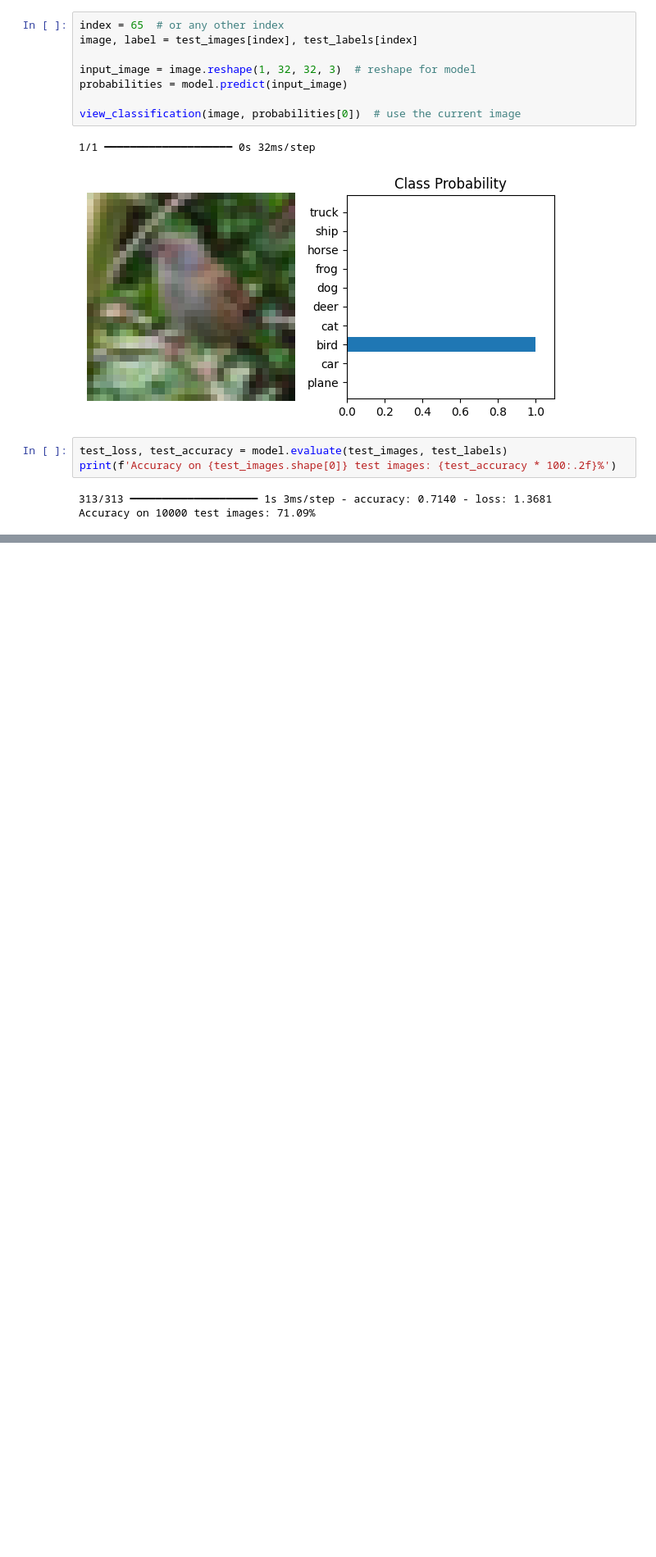
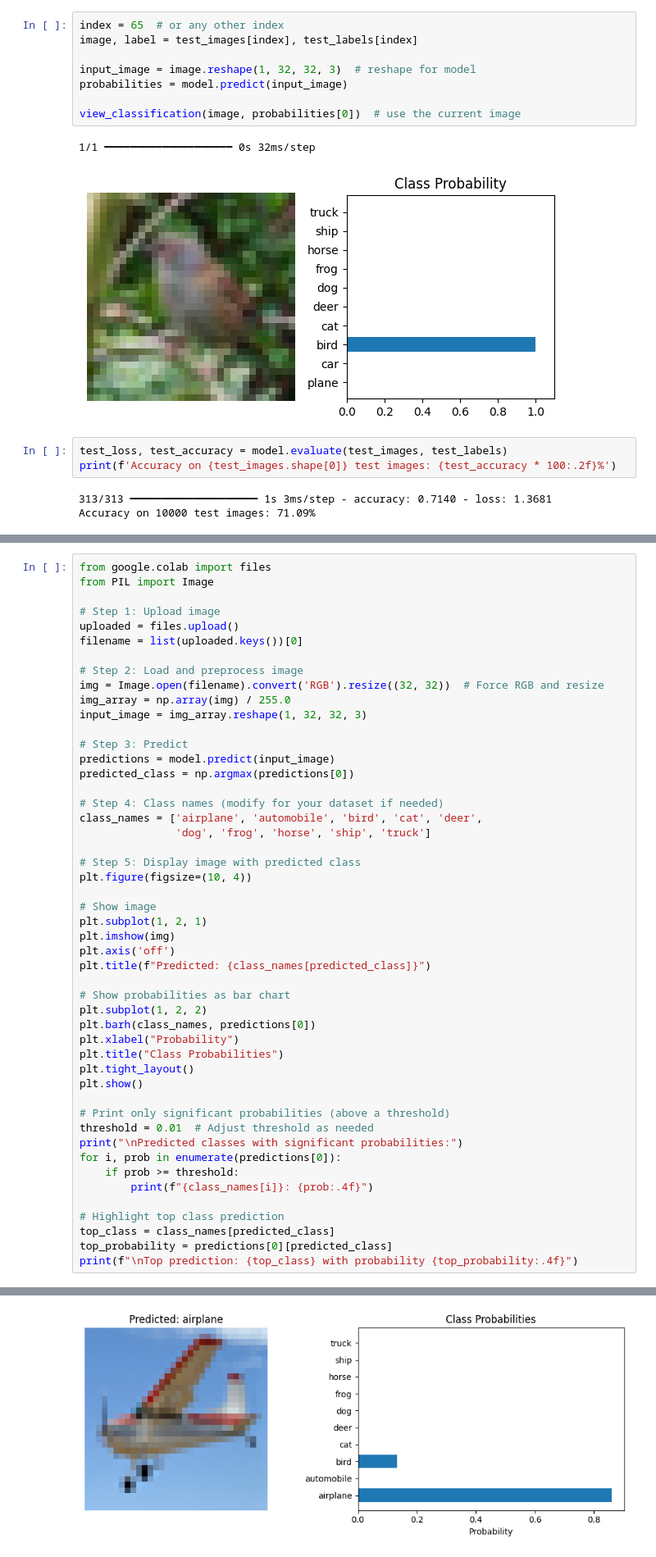
Before and after one commit to Olanle/Image-Classification-Project-001, a Jupyter notebook: 001.ipynb, the cells around one changed output, grey strips where cells are left out. Shown at 82% size. Drawn from its saved outputs; the diff is of its cells as text; blank space fills up the shorter version.

```diff
--- a/001.ipynb
+++ b/001.ipynb
@@ -149,0 +164,50 @@ Accuracy on 10000 test images: 71.09%
+# %%
+from google.colab import files
+from PIL import Image
+
+# Step 1: Upload image
+uploaded = files.upload()
+filename = list(uploaded.keys())[0]
+
+# Step 2: Load and preprocess image
+img = Image.open(filename).convert('RGB').resize((32, 32))  # Force RGB and resize
+img_array = np.array(img) / 255.0
+input_image = img_array.reshape(1, 32, 32, 3)
+
+# Step 3: Predict
+predictions = model.predict(input_image)
+predicted_class = np.argmax(predictions[0])
+
+# Step 4: Class names (modify for your dataset if needed)
+class_names = ['airplane', 'automobile', 'bird', 'cat', 'deer',
+               'dog', 'frog', 'horse', 'ship', 'truck']
+
+# Step 5: Display image with predicted class
+plt.figure(figsize=(10, 4))
+
+# Show image
+plt.subplot(1, 2, 1)
+plt.imshow(img)
+plt.axis('off')
+plt.title(f"Predicted: {class_names[predicted_class]}")
+
+# Show probabilities as bar chart
+plt.subplot(1, 2, 2)
+plt.barh(class_names, predictions[0])
+plt.xlabel("Probability")
+plt.title("Class Probabilities")
+plt.tight_layout()
+plt.show()
+
+# Print only significant probabilities (above a threshold)
+threshold = 0.01  # Adjust threshold as needed
+print("\nPredicted classes with significant probabilities:")
+for i, prob in enumerate(predictions[0]):
+    if prob >= threshold:
+        print(f"{class_names[i]}: {prob:.4f}")
+
+# Highlight top class prediction
+top_class = class_names[predicted_class]
+top_probability = predictions[0][predicted_class]
+print(f"\nTop prediction: {top_class} with probability {top_probability:.4f}")
+# %% [output]
@@ -149,0 +217 @@ Accuracy on 10000 test images: 71.09%
+[figure, added]
```
Also changed, not shown: parts of 2 cells of this notebook.
